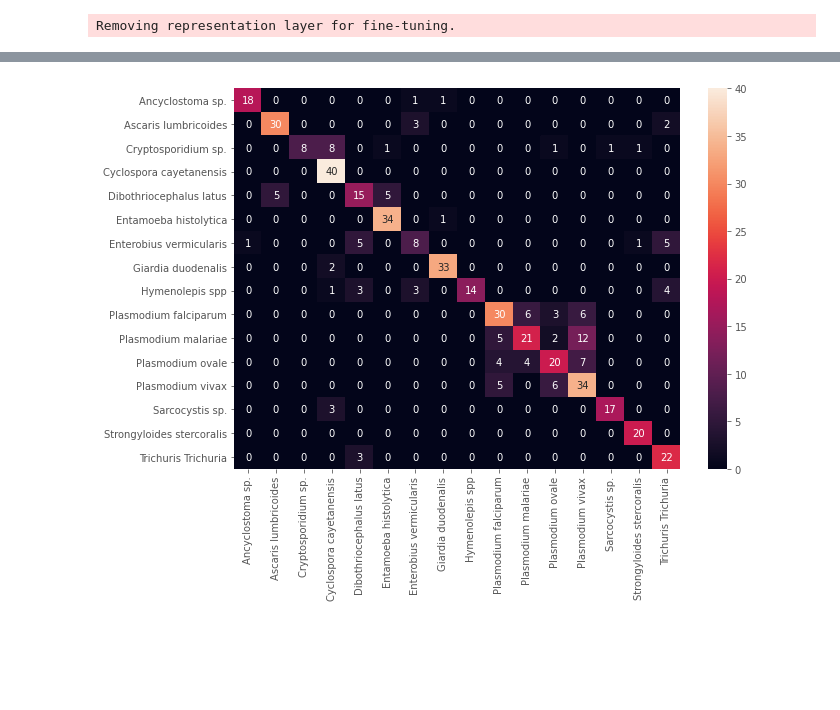
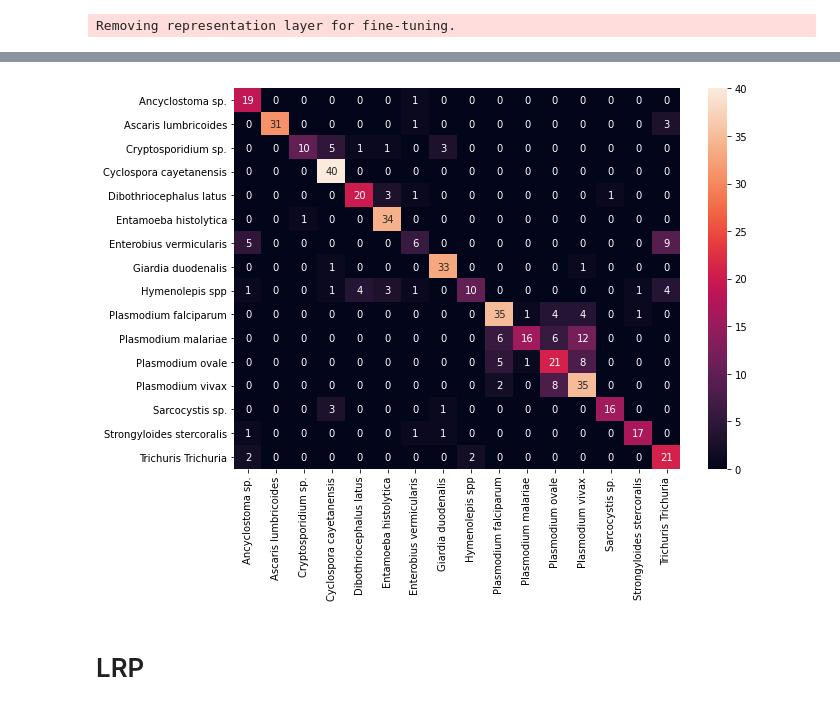
Before and after one commit to AmbiTyga/Bio-VI-BERT, a Jupyter notebook: Pre_trained_Image_Transformer.ipynb, the cells around one changed output, grey strips where cells are left out. Saved outputs shown, nothing was run; the diff lists cells and outputs as text; code cells hidden in the pictures; blank space fills up the shorter version.

```diff
--- a/Pre_trained_Image_Transformer.ipynb
+++ b/Pre_trained_Image_Transformer.ipynb
@@ -170,7 +184,7 @@ class SpeciesDataset(Dataset):
 
     label = self.labels[index]
 
-    return img, torch.LongTensor([label])
+    return {'images':img, 'labels':label}
 # %%
 
 train_transformer = transforms.Compose([
@@ -409,14 +350,0 @@ Epoch: 19, Train Loss: 0.000, Train Acc: 100.00%, Val. Loss: 0.991, Val. Acc: 75
-# %%
-import matplotlib.pyplot as plt
-plt.style.use('ggplot')
-plt.figure(figsize=(10,7))
-plt.plot(train_losses,label='Training Loss')
-plt.plot(val_losses,label='Validation Loss')
-plt.legend()
-plt.show()
-
-plt.figure(figsize=(10,7))
-plt.plot(train_accs,label='Training Accuracy')
-plt.plot(val_accs,label='Validation Accuracy')
-plt.legend()
-plt.show()
@@ -427,19 +384,26 @@ plt.show()
 from sklearn.metrics import classification_report, confusion_matrix
 
 val_dataset = SpeciesDataset(val,transform=val_transformer)
-val_loader = torch.utils.data.DataLoader(val_dataset,batch_size=615)
+val_loader = torch.utils.data.DataLoader(val_dataset,batch_size=51)
 
-model.load_state_dict(torch.load('vit-base.bin'))
+model = ViT.load_from_checkpoint("/content/ViT-val_accuracy=0.76.ckpt",num_classes_classifier=16,
+    train_weights=None,
+    val_weights=None,
+    train_dataset=None,
+    val_dataset=None
+    )
 model.cuda()
+model.eval()
+preds = np.array([])
+label = np.array([])
 with torch.no_grad():
-  image,target = next(iter(val_loader))
-  image = image.to(device)
-  target = target.flatten().to(device)
+  for batch in val_loader:
+    images = batch["images"].cuda()
+    labels = batch['labels']
+    label = np.append(label,labels)
+    prediction = model(images)
+    preds = np.append(preds,prediction.argmax(dim=1).view(labels.size()).cpu().numpy())
 
-  prediction = model(image)
 
-prediction = prediction.argmax(dim=1).view(target.size()).cpu().numpy()
-target = target.cpu().numpy()
-
-print(classification_report(target,prediction,target_names=le.classes_))
+print(classification_report(label,preds,target_names=le.classes_))
 # %% [output]
@@ -463,12 +428,14 @@ print(classification_report(target,prediction,target_names=le.classes_))
 # %%
 import seaborn as sn
 import pandas as pd
 import matplotlib.pyplot as plt
-confusion = confusion_matrix(target,prediction)
+confusion = confusion_matrix(label,preds)
 df_cm = pd.DataFrame(confusion, index = le.classes_,
                   columns = le.classes_)
 plt.figure(figsize = (10,7))
 sn.heatmap(df_cm, annot=True)
 plt.show()
 # %% [output]
-[figure, old version]
+[figure, new version]
+# %% [markdown]
+# LRP
```
Also changed, not shown: parts of 24 cells of this notebook.
